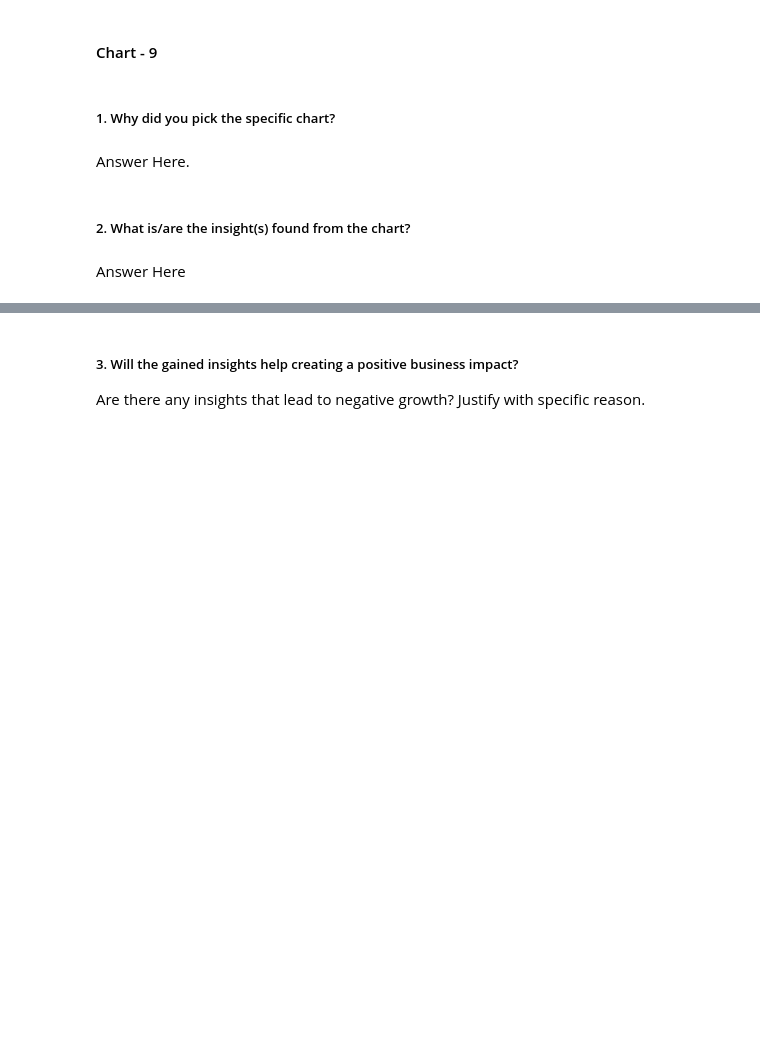
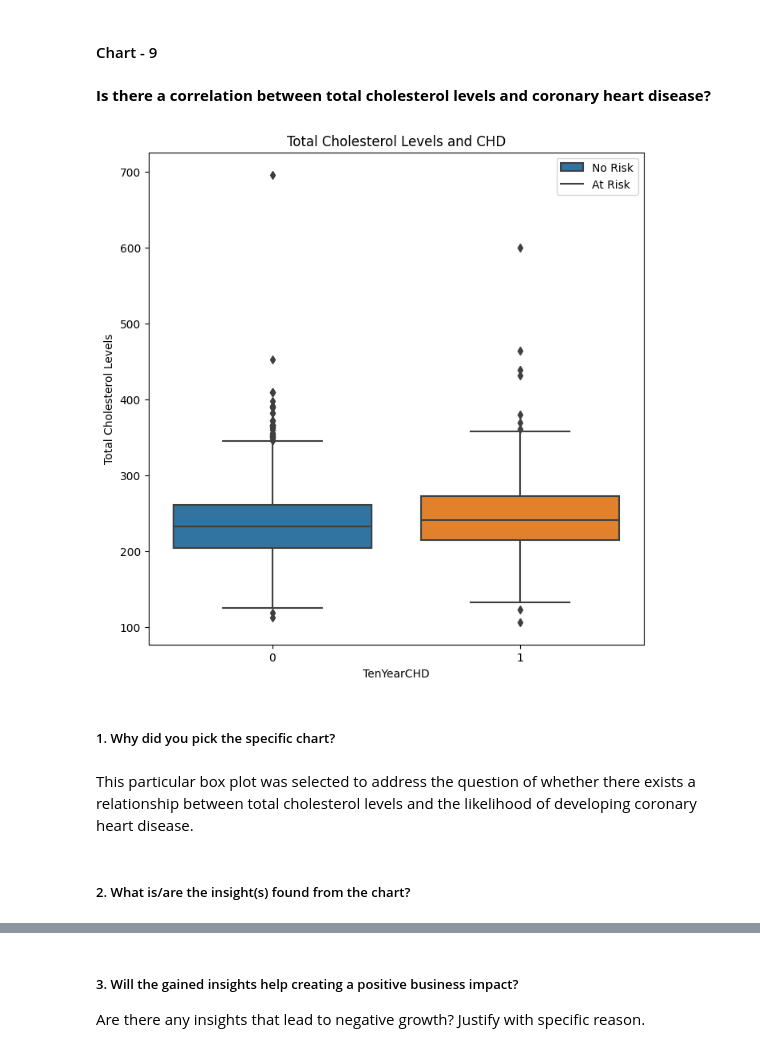
Before and after one commit to DevanshA2511/Devanshs_Cardiovascular_Risk_Prediction, a Jupyter notebook: Devansh's_Cardiovascular_Risk_Prediction_ML_Project.ipynb, the cells around one changed output, grey strips where cells are left out. Cells and saved outputs as stored; diff of their text form; code cells hidden in the pictures; blank space fills up the shorter version.

```diff
--- a/Devansh's_Cardiovascular_Risk_Prediction_ML_Project.ipynb
+++ b/Devansh's_Cardiovascular_Risk_Prediction_ML_Project.ipynb
@@ -664,8 +662,30 @@ Yes, the insights gained can assist healthcare enterprises and professionals in
+# %% [markdown]
+**Is there a correlation between total cholesterol levels and coronary heart disease?**
+# %%
+# Chart - 9 visualization code
+
+plt.figure(figsize=(8, 8))
+
+# Creating a boxplot to visualize the distribution of total cholesterol levels ('totChol') with respect to CHD risk ('TenYearCHD')
+sns.boxplot(x='TenYearCHD', y='totChol', data=df)
+
+# Setting a title for the plot
+plt.title('Total Cholesterol Levels and CHD')
+
+# Labeling the x-axis and y-axis for clarity
+plt.xlabel('TenYearCHD')
+plt.ylabel('Total Cholesterol Levels')
+
+# Adding a legend to label 'No Risk' and 'At Risk' categories
+plt.legend(['No Risk', 'At Risk'])
+
+# Displaying the plot
+plt.show()
+# %% [output]
+[figure, added]
 # %% [markdown]
 ##### 1. Why did you pick the specific chart?
-# %% [markdown]
-Answer Here.
+# %% [markdown]
+This particular box plot was selected to address the question of whether there exists a relationship between total cholesterol levels and the likelihood of developing coronary heart disease.
 # %% [markdown]
 ##### 2. What is/are the insight(s) found from the chart?
-# %% [markdown]
-Answer Here
```
Also changed, not shown: parts of 30 cells of this notebook.
